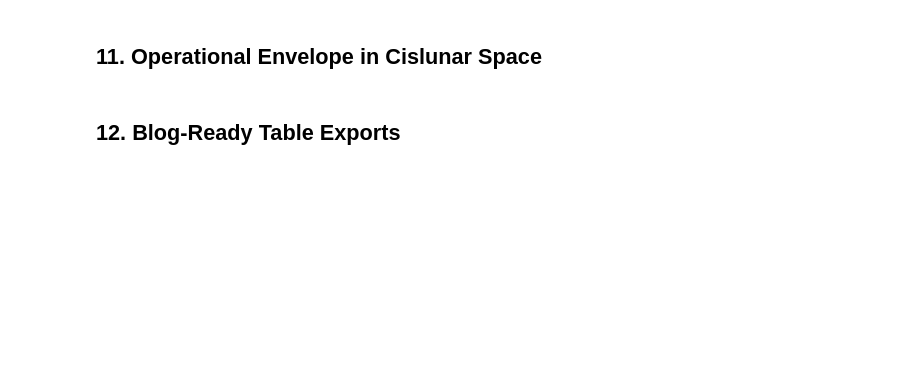
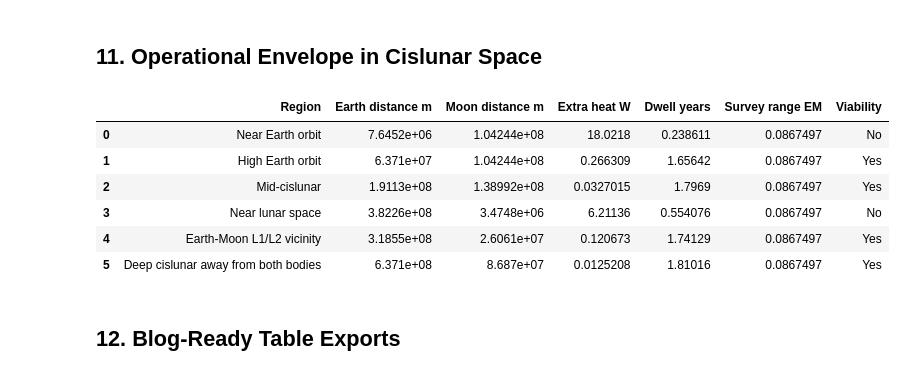
Before and after one commit to AlanCoding/hourglass-stealth, a Jupyter notebook: notebooks/01_blog_calcs_sheet.ipynb, the cells around one changed output. Drawn from its saved outputs; the diff is of its cells as text; code cells hidden in the pictures; blank space fills up the shorter version.

```diff
--- a/notebooks/01_blog_calcs_sheet.ipynb
+++ b/notebooks/01_blog_calcs_sheet.ipynb
@@ -40,4 +476,57 @@ Out of scope for the first pass:
 # %% [markdown]
 ## 11. Operational Envelope in Cislunar Space
+# %%
+regions = [
+    ('Near Earth orbit', 1.2 * EARTH_RADIUS_M, 60 * MOON_RADIUS_M),
+    ('High Earth orbit', 10 * EARTH_RADIUS_M, 60 * MOON_RADIUS_M),
+    ('Mid-cislunar', 30 * EARTH_RADIUS_M, 80 * MOON_RADIUS_M),
+    ('Near lunar space', 60 * EARTH_RADIUS_M, 2 * MOON_RADIUS_M),
+    ('Earth-Moon L1/L2 vicinity', 50 * EARTH_RADIUS_M, 15 * MOON_RADIUS_M),
+    ('Deep cislunar away from both bodies', 100 * EARTH_RADIUS_M, 50 * MOON_RADIUS_M),
+]
+rows = []
+for region, earth_distance_m, moon_distance_m in regions:
+    earth_ir = body_ir_flux_w_m2(EARTH_EFFECTIVE_IR_FLUX_W_M2, EARTH_RADIUS_M, earth_distance_m)
+    earth_albedo = body_albedo_flux_w_m2(SOLAR_FLUX_1_AU_W_M2, EARTH_BOND_ALBEDO, phase_factor, EARTH_RADIUS_M, earth_distance_m)
+    moon_ir = body_ir_flux_w_m2(MOON_EFFECTIVE_IR_FLUX_W_M2, MOON_RADIUS_M, moon_distance_m)
+    moon_albedo = body_albedo_flux_w_m2(SOLAR_FLUX_1_AU_W_M2, MOON_BOND_ALBEDO, phase_factor, MOON_RADIUS_M, moon_distance_m)
+    earth_heat = environmental_heat_load_w(projected_area_m2, alpha_visible_planet, alpha_ir_planet, earth_albedo, earth_ir)
+    moon_heat = environmental_heat_load_w(projected_area_m2, alpha_visible_planet, alpha_ir_planet, moon_albedo, moon_ir)
+    total_extra_heat = earth_heat + moon_heat
+    regional_case = evaluate_scenario(
+        architecture='mirror',
+        optical_grade='B',
+        emissivity_grade='B',
+        aperture_area_m2=10.0,
+        emitting_area_m2=10.0,
+        heat_store_volume_m3=10.0,
+        spacecraft_temperature_k=20.0,
+        detector_diameter_m=6.5,
+        detector_throughput=0.3,
+        integration_time_s=1000.0,
+        required_signal_photons=25.0,
+        survey_penalty_factor=1000.0,
+        earth_heat_w=earth_heat,
+        moon_heat_w=moon_heat,
+    )
+    rows.append({
+        'Region': region,
+        'Earth distance m': earth_distance_m,
+        'Moon distance m': moon_distance_m,
+        'Extra heat W': total_extra_heat,
+        'Dwell years': regional_case['dwell_time_years'],
+        'Survey range EM': regional_case['survey_detection_distance_EM'],
+        'Viability': 'Yes' if regional_case['dwell_time_years'] >= 1.0 and regional_case['survey_detection_distance_EM'] <= 1.0 else 'No',
+    })
+operational_envelope_df = pd.DataFrame(rows)
+display(operational_envelope_df)
+# %% [output]
+|  | Region | Earth distance m | Moon distance m | Extra heat W | Dwell years | Survey range EM | Viability |
+| 0 | Near Earth orbit | 7.6452e+06 | 1.04244e+08 | 18.0218 | 0.238611 | 0.0867497 | No |
+| 1 | High Earth orbit | 6.371e+07 | 1.04244e+08 | 0.266309 | 1.65642 | 0.0867497 | Yes |
+| 2 | Mid-cislunar | 1.9113e+08 | 1.38992e+08 | 0.0327015 | 1.7969 | 0.0867497 | Yes |
+| 3 | Near lunar space | 3.8226e+08 | 3.4748e+06 | 6.21136 | 0.554076 | 0.0867497 | No |
+| 4 | Earth-Moon L1/L2 vicinity | 3.1855e+08 | 2.6061e+07 | 0.120673 | 1.74129 | 0.0867497 | Yes |
+| 5 | Deep cislunar away from both bodies | 6.371e+08 | 8.687e+07 | 0.0125208 | 1.81016 | 0.0867497 | Yes |
 # %% [markdown]
 ## 12. Blog-Ready Table Exports
```
Also changed, not shown: parts of 16 cells of this notebook, 9 other files.
